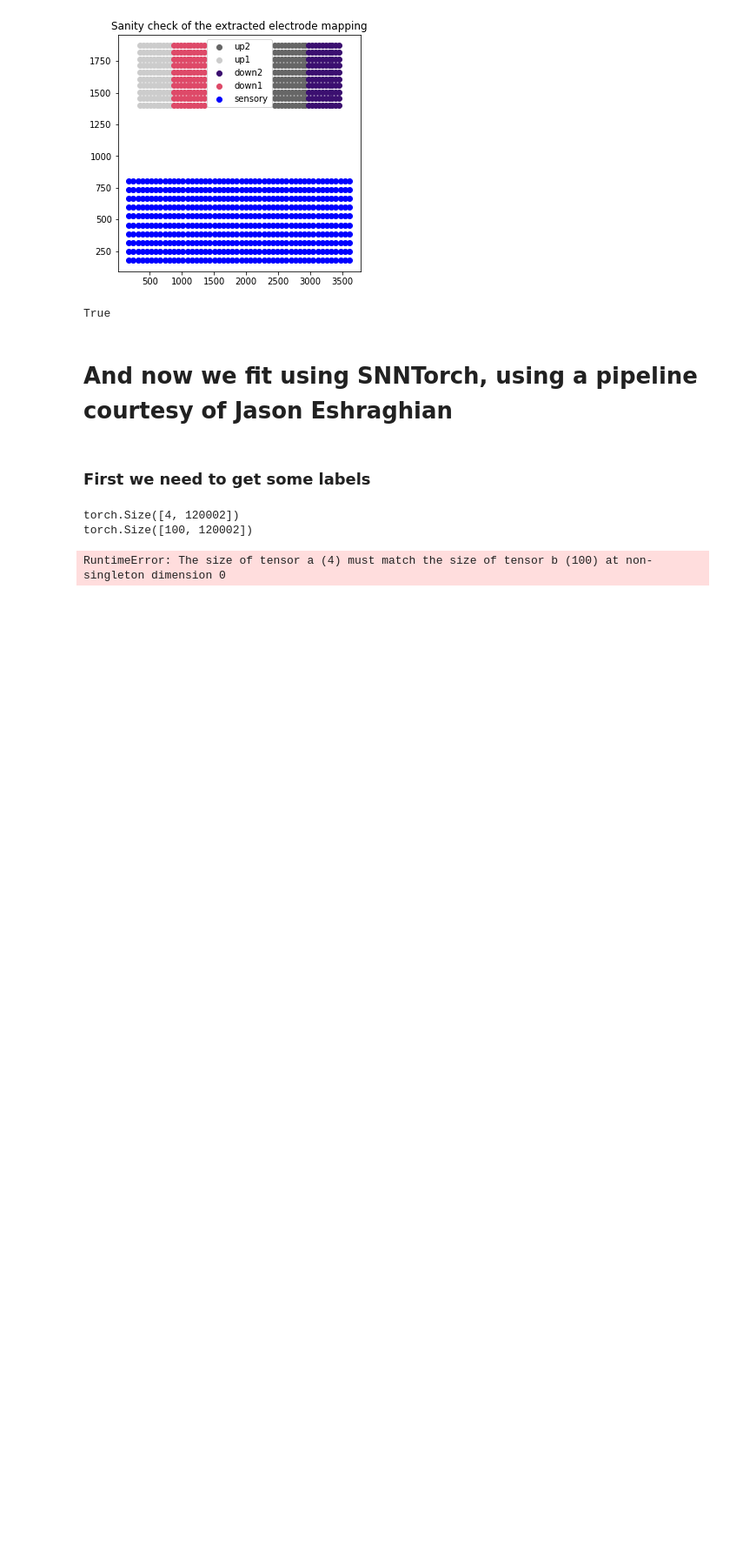
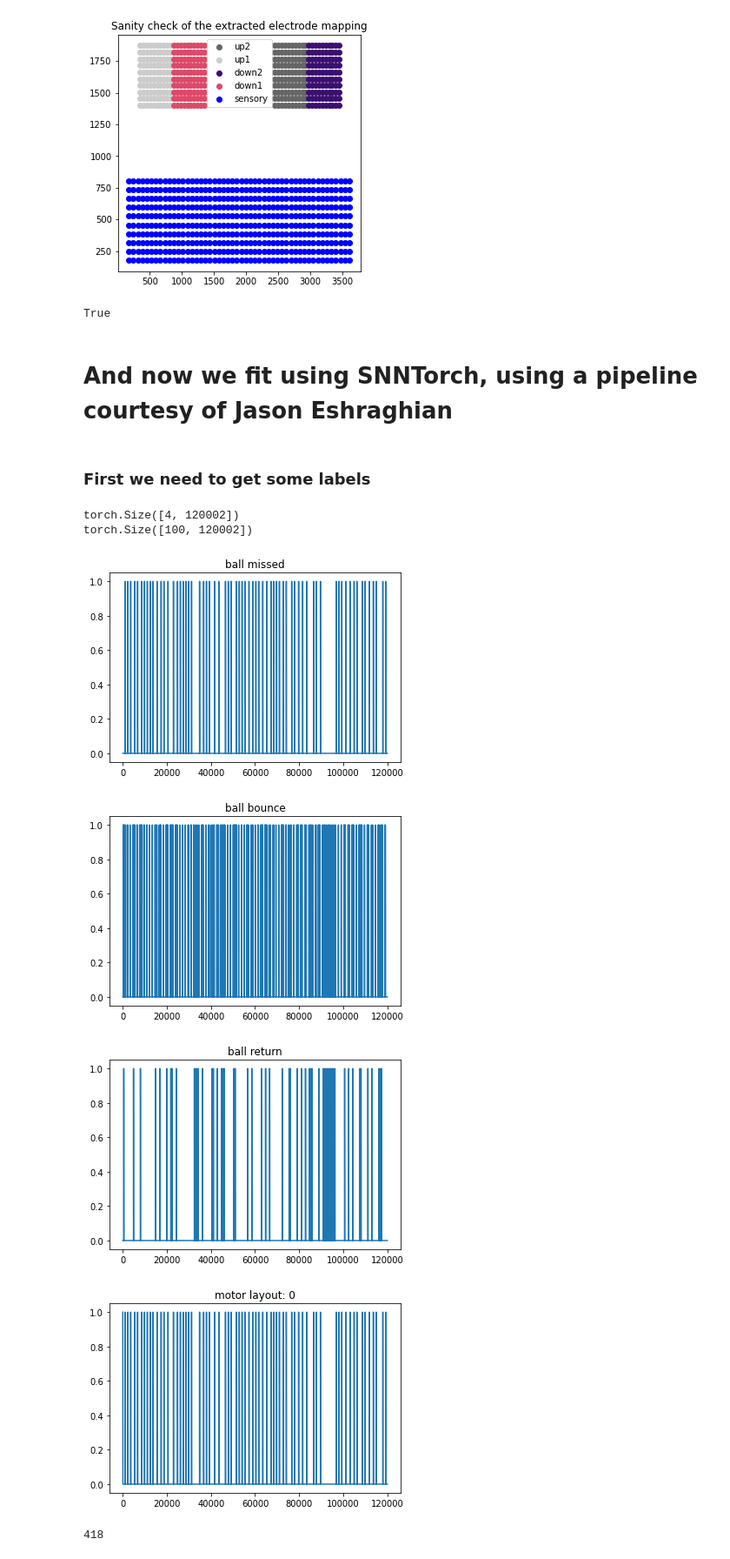
Before and after one commit to neuromorphs/BrainDishSiMulator, a Jupyter notebook: notebooks/2023-07-05b_SNNTorch.ipynb, the cells around one changed output. Shown at 87% size. Cells and saved outputs as stored; diff of their text form; code cells hidden in the pictures; blank space fills up the shorter version.

```diff
--- a/notebooks/2023-07-05b_SNNTorch.ipynb
+++ b/notebooks/2023-07-05b_SNNTorch.ipynb
@@ -122,4 +106,16 @@ def transform_data(labels, spiketimes, events, bin_width, n_steps):
-# %%
-new_tensor = transform_data(labels, up1_spikes_binned, events, 10, 10)
-# %% [output]
-RuntimeError: The size of tensor a (4) must match the size of tensor b (100) at non-singleton dimension 0
+# %%
+# Plot each label row in a different plot
+for i in range(labels.shape[0]):
+    plt.figure()
+    plt.plot(labels[i,:])
+    plt.title(event_types[i])
+    plt.show()
+# %% [output]
+[figure, added]
+[figure, added]
+[figure, added]
+[figure, added]
+# %%
+print(len(sorted(torch.where(labels ==1)[1])))
+# %% [output]
+418
```
Also changed, not shown: parts of 21 cells of this notebook, 2 other files.
